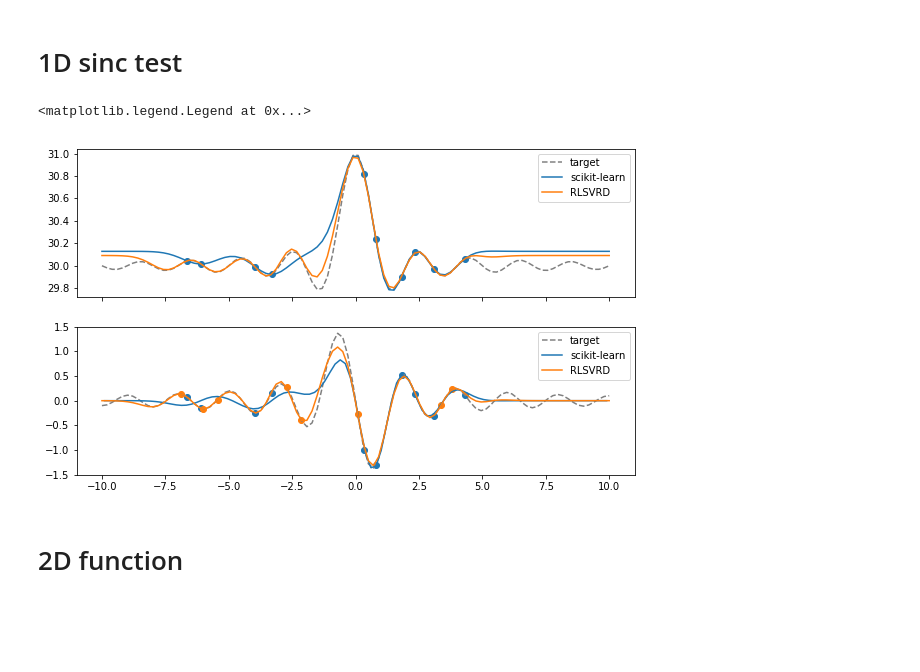
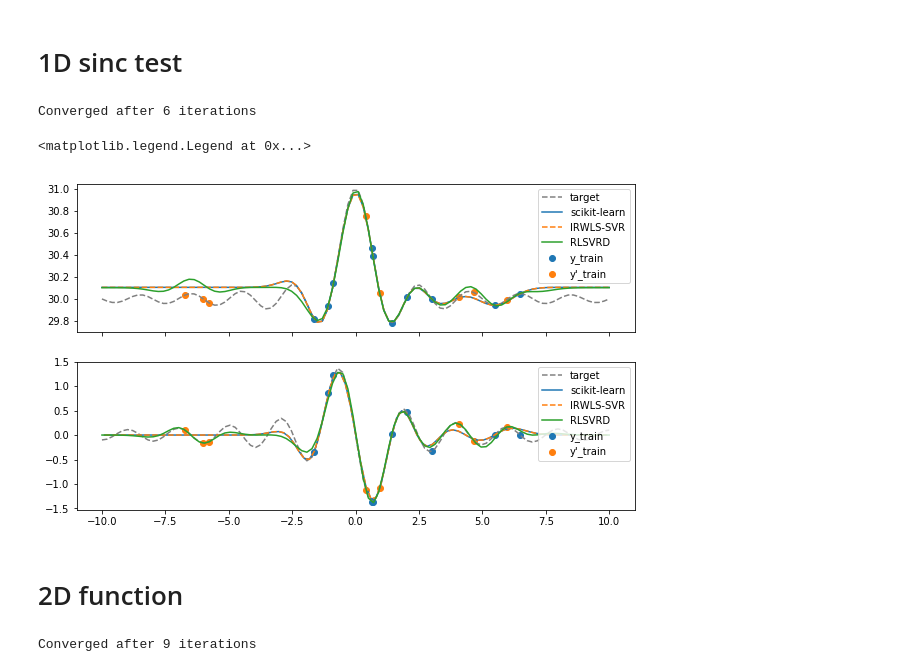
Before and after one commit to ralf-meyer/MLDerivs, a Jupyter notebook: example.ipynb, the cells around one changed output. Saved outputs shown, nothing was run; the diff lists cells and outputs as text; code cells hidden in the pictures; blank space fills up the shorter version.

```diff
--- a/example.ipynb
+++ b/example.ipynb
@@ -17,33 +19,44 @@ x_prime_train = np.random.uniform(size = (8, 1), low = -7.0, high = 7.0)
 y_train = f(x_train[:,0])
 y_prime_train = f_prime(x_prime_train)
 # %%
+C1 = 10.0**2
+C2 = 10.0**2
+epsilon = 0.001
+
 if len(x_train) > 0:
-    regressor = SVR(C = 10.0**1, epsilon = 0.0, gamma = 1.0)
+    regressor = SVR(C = C1, epsilon = epsilon, gamma = 1.0)
     regressor.fit(x_train, y_train)
-RLSVRD = RLSVRD_regressor(C1 = 10.0**2, C2 = 10.0**2, gamma = 1.0, method = 1)
+    irwls = IRWLS_SVR(C = C1, epsilon = epsilon, gamma = 1.0)
+    irwls.fit(x_train, y_train)
+RLSVRD = RLSVRD_regressor(C1 = C1, C2 = C2, gamma = 1.0, method = 1)
 RLSVRD.fit(x_train, y_train, x_prime_train, y_prime_train, plot_matrices = False)
+# %% [output]
+Converged after 6 iterations
 # %%
 x = np.linspace(-10, 10, 100).reshape((100,1))
 delta_x = x[1] - x[0]
 
 fig, (ax0, ax1) = plt.subplots(nrows = 2, figsize = (10, 6), sharex=True)
-ax0.scatter(x_train, y_train)
+ax0.scatter(x_train, y_train, label = "y_train")
+ax0.scatter(x_prime_train, f(x_prime_train), label = "y'_train")
 ax0.plot(x, f(x), "--", color = "0.5", label = "target")
 if len(x_train) > 0:
     ax0.plot(x, regressor.predict(x), label = "scikit-learn")
+    ax0.plot(x, irwls.predict(x), "--", label = "IRWLS-SVR")
 ax0.plot(x, RLSVRD.predict(x), label = "RLSVRD")
-ax0.legend()
+ax0.legend(loc = 1)
 
-ax1.scatter(x_train, f_prime(x_train))
-ax1.scatter(x_prime_train, y_prime_train)
+ax1.scatter(x_train, f_prime(x_train), label = "y_train")
+ax1.scatter(x_prime_train, y_prime_train, label = "y'_train")
 ax1.plot(x, f_prime(x), "--", color = "0.5", label = "target")
 if len(x_train) > 0:
     ax1.plot(x[1:] - 0.5*delta_x, np.diff(regressor.predict(x))/delta_x, label = "scikit-learn")
+    ax1.plot(x[1:] - 0.5*delta_x, np.diff(irwls.predict(x))/delta_x, "--", label = "IRWLS-SVR")
 ax1.plot(x, RLSVRD.predict_derivative(x), label = "RLSVRD")
-ax1.legend()
+ax1.legend(loc = 1)
 # %% [output]
 <matplotlib.legend.Legend at 0x...>
-[figure, old version]
+[figure, new version]
 # %% [markdown]
 # 2D function
 # %%
@@ -59,11 +72,19 @@ y_2d_train = f_2d(x_2d_train[:,0], x_2d_train[:,1])
 y_2d_dx_train = f_2d_dx(x_2d_train[:,0], x_2d_train[:,1])
 y_2d_dy_train = f_2d_dy(x_2d_train[:,0], x_2d_train[:,1])
 # %%
+C1 = 10.0**2
+C2 = 10.0**2
+epsilon = 0.01
+
 if len(x_2d_train) > 0:
-    regressor = SVR(C = 10.0**2, epsilon = 0.01, gamma = 1.0)
+    regressor = SVR(C = C1, epsilon = epsilon, gamma = 1.0)
     regressor.fit(x_2d_train, y_2d_train)
-RLSVRD = RLSVRD_regressor(C1 = 10.0**2, C2 = 10.0**2, gamma = 1.0, method = 1)
+    irwls = IRWLS_SVR(C = C1, epsilon = epsilon, gamma = 1.0)
+    irwls.fit(x_2d_train, y_2d_train)
+RLSVRD = RLSVRD_regressor(C1 = C1, C2 = C2, gamma = 1.0, method = 1)
 RLSVRD.fit(x_2d_train, y_2d_train, x_2d_train, np.array([y_2d_dx_train, y_2d_dy_train]).T, plot_matrices = False)
+# %% [output]
+Converged after 9 iterations
 # %%
 fig, ((ax0, ax1, ax2), (ax3, ax4, ax5), (ax6, ax7, ax8)) = plt.subplots(ncols=3, nrows=3, figsize = (16,12))
 x, y = np.linspace(-3.5, 3.5, 100), np.linspace(-3.5, 3.5, 100)
```
Also changed, not shown: parts of 4 cells of this notebook.
